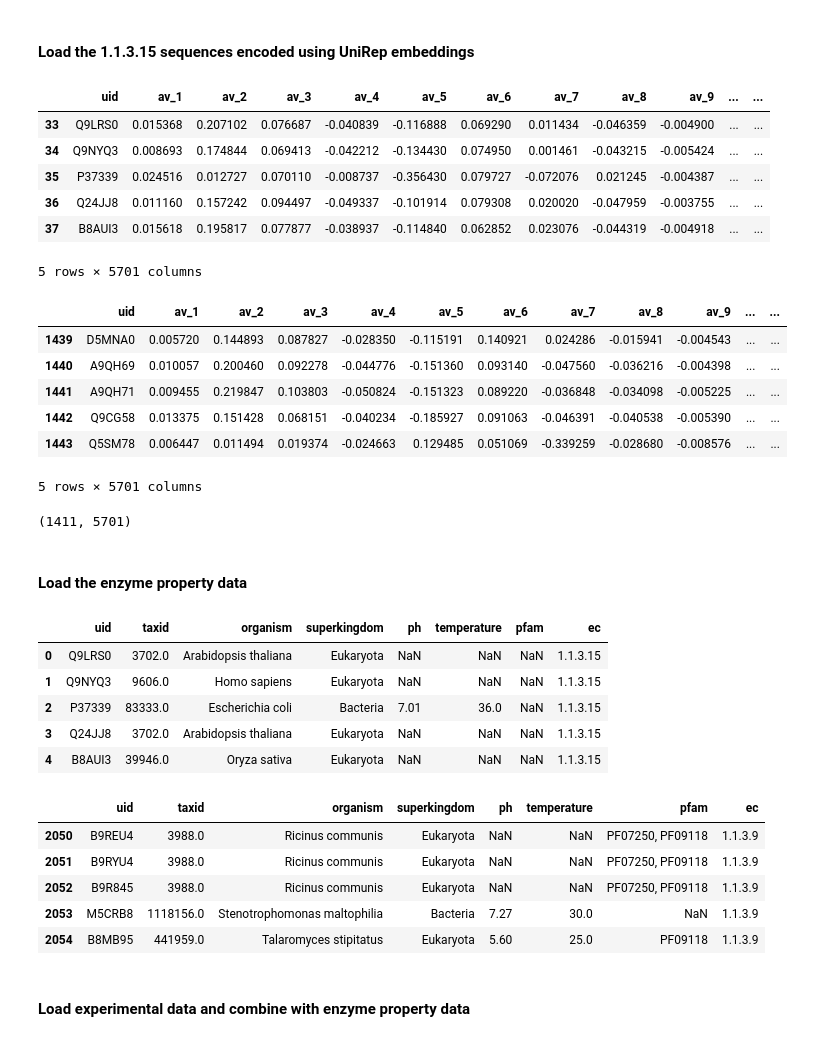
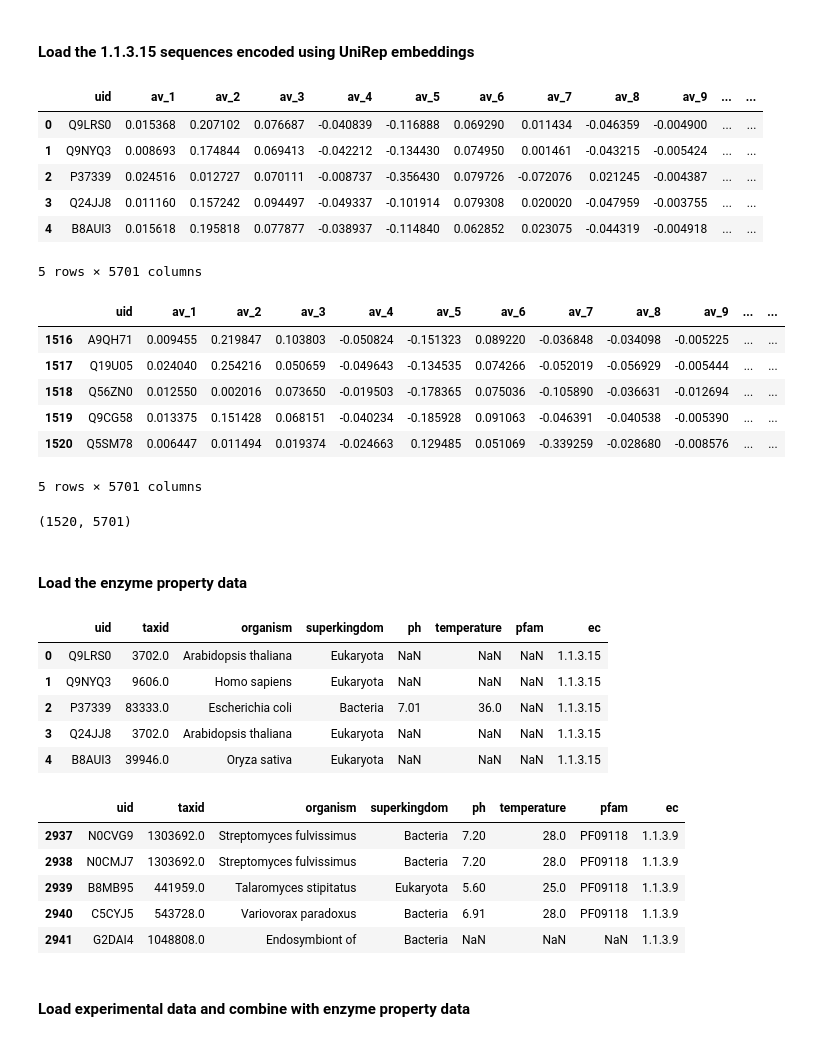
Before and after one commit to EngqvistLab/analyze_1.1.3.15, a Jupyter notebook: code/2_analyze_data/1_analyze_1.1.3.15.ipynb, the cells around one changed output. Cells and saved outputs as stored; diff of their text form; code cells hidden in the pictures.

```diff
--- a/code/2_analyze_data/1_analyze_1.1.3.15.ipynb
+++ b/code/2_analyze_data/1_analyze_1.1.3.15.ipynb
@@ -70,7 +70,7 @@ font_size = 6.5
 # %% [markdown]
 #### Load the 1.1.3.15 sequences encoded using UniRep embeddings
 # %%
-def load_unirep(uni_filepath, prop_filepath, ec='1.1.3.15', sep=','):
+def load_unirep(uni_filepath, prop_filepath, ec='1.1.3.15', sep='\t'):
     '''
     Load unirep embeddings into a data frame
     '''
@@ -98,29 +98,32 @@ def load_unirep(uni_filepath, prop_filepath, ec='1.1.3.15', sep=','):
     return df_unirep
 
 
-df_unirep = load_unirep(uni_filepath=join(INTERMEDIATE, 'brenda_2017_1', '1_1_3__BRENDA_sequences_filtered_2017_1_unirep.csv'),
+df_unirep = load_unirep(uni_filepath=join(INTERMEDIATE, 'brenda_2017_1', '1_1_3_15_BRENDA_sequences_2017_1_unirep.csv'),
                        prop_filepath=join(FINAL, 'brenda_2017_1', 'ec_uid_org_from_fasta_2017_1.tsv'),
                        ec='1.1.3.15')
+
+# exclude A0A0D2NBS0 which is clearly weird (long R-stretches, long S-stretches etc.)
+df_unirep = df_unirep[df_unirep.uid != 'A0A0D2NBS0']
 
 display(df_unirep.head())
 display(df_unirep.tail())
 display(df_unirep.shape)
 # %% [output]
 |  | uid | av_1 | av_2 | av_3 | av_4 | av_5 | av_6 | av_7 | av_8 | av_9 | ... | ... |
-| 33 | Q9LRS0 | 0.015368 | 0.207102 | 0.076687 | -0.040839 | -0.116888 | 0.069290 | 0.011434 | -0.046359 | -0.004900 | ... | ... |
-| 34 | Q9NYQ3 | 0.008693 | 0.174844 | 0.069413 | -0.042212 | -0.134430 | 0.074950 | 0.001461 | -0.043215 | -0.005424 | ... | ... |
-| 35 | P37339 | 0.024516 | 0.012727 | 0.070110 | -0.008737 | -0.356430 | 0.079727 | -0.072076 | 0.021245 | -0.004387 | ... | ... |
-| 36 | Q24JJ8 | 0.011160 | 0.157242 | 0.094497 | -0.049337 | -0.101914 | 0.079308 | 0.020020 | -0.047959 | -0.003755 | ... | ... |
-| 37 | B8AUI3 | 0.015618 | 0.195817 | 0.077877 | -0.038937 | -0.114840 | 0.062852 | 0.023076 | -0.044319 | -0.004918 | ... | ... |
+| 0 | Q9LRS0 | 0.015368 | 0.207102 | 0.076687 | -0.040839 | -0.116888 | 0.069290 | 0.011434 | -0.046359 | -0.004900 | ... | ... |
+| 1 | Q9NYQ3 | 0.008693 | 0.174844 | 0.069413 | -0.042212 | -0.134430 | 0.074950 | 0.001461 | -0.043215 | -0.005424 | ... | ... |
+| 2 | P37339 | 0.024516 | 0.012727 | 0.070111 | -0.008737 | -0.356430 | 0.079726 | -0.072076 | 0.021245 | -0.004387 | ... | ... |
+| 3 | Q24JJ8 | 0.011160 | 0.157242 | 0.094497 | -0.049337 | -0.101914 | 0.079308 | 0.020020 | -0.047959 | -0.003755 | ... | ... |
+| 4 | B8AUI3 | 0.015618 | 0.195818 | 0.077877 | -0.038937 | -0.114840 | 0.062852 | 0.023075 | -0.044319 | -0.004918 | ... | ... |
 5 rows × 5701 columns
 |  | uid | av_1 | av_2 | av_3 | av_4 | av_5 | av_6 | av_7 | av_8 | av_9 | ... | ... |
-| 1439 | D5MNA0 | 0.005720 | 0.144893 | 0.087827 | -0.028350 | -0.115191 | 0.140921 | 0.024286 | -0.015941 | -0.004543 | ... | ... |
-| 1440 | A9QH69 | 0.010057 | 0.200460 | 0.092278 | -0.044776 | -0.151360 | 0.093140 | -0.047560 | -0.036216 | -0.004398 | ... | ... |
-| 1441 | A9QH71 | 0.009455 | 0.219847 | 0.103803 | -0.050824 | -0.151323 | 0.089220 | -0.036848 | -0.034098 | -0.005225 | ... | ... |
-| 1442 | Q9CG58 | 0.013375 | 0.151428 | 0.068151 | -0.040234 | -0.185927 | 0.091063 | -0.046391 | -0.040538 | -0.005390 | ... | ... |
-| 1443 | Q5SM78 | 0.006447 | 0.011494 | 0.019374 | -0.024663 | 0.129485 | 0.051069 | -0.339259 | -0.028680 | -0.008576 | ... | ... |
+| 1516 | A9QH71 | 0.009455 | 0.219847 | 0.103803 | -0.050824 | -0.151323 | 0.089220 | -0.036848 | -0.034098 | -0.005225 | ... | ... |
+| 1517 | Q19U05 | 0.024040 | 0.254216 | 0.050659 | -0.049643 | -0.134535 | 0.074266 | -0.052019 | -0.056929 | -0.005444 | ... | ... |
+| 1518 | Q56ZN0 | 0.012550 | 0.002016 | 0.073650 | -0.019503 | -0.178365 | 0.075036 | -0.105890 | -0.036631 | -0.012694 | ... | ... |
+| 1519 | Q9CG58 | 0.013375 | 0.151428 | 0.068151 | -0.040234 | -0.185928 | 0.091063 | -0.046391 | -0.040538 | -0.005390 | ... | ... |
+| 1520 | Q5SM78 | 0.006447 | 0.011494 | 0.019374 | -0.024663 | 0.129485 | 0.051069 | -0.339259 | -0.028680 | -0.008576 | ... | ... |
 5 rows × 5701 columns
-(1411, 5701)
+(1520, 5701)
 # %% [markdown]
 #### Load the enzyme property data
 # %%
@@ -132,38 +135,41 @@ uid_property.drop(['lineage_identifiers', 'lineage_ranks', 'lineage_names'],
                   inplace=True,
                  axis=1)
 
 # load uid to ec mapping and merge with property data
 filepath = join(FINAL, 'brenda_2017_1', 'ec_uid_org_from_fasta_2017_1.tsv')
 uid_ec = pd.read_csv(filepath, sep='\t').drop_duplicates()
 
 # merge with the ec mapping
 uid_data = uid_property.merge(uid_ec, on=['uid'])
 
 # sort in the same order as the unirep data
 uid_data['sort_cat'] = pd.Categorical(uid_data['uid'],
                                           categories=df_unirep.uid,
                                           ordered=True)
 uid_data.sort_values('sort_cat', inplace=True)
 uid_data.reset_index(inplace=True)
 
+# exclude A0A0D2NBS0 which is clearly weird (long R-stretches, long S-stretches etc.)
+uid_data = uid_data[uid_data.uid != 'A0A0D2NBS0']
+
 # drop columns that aren't needed
 uid_data = uid_data.drop(['sort_cat', 'index'], axis=1)
 
 display(uid_data.head())
 display(uid_data.tail())
 # %% [output]
 |  | uid | taxid | organism | superkingdom | ph | temperature | pfam | ec |
 | 0 | Q9LRS0 | 3702.0 | Arabidopsis thaliana | Eukaryota | NaN | NaN | NaN | 1.1.3.15 |
 | 1 | Q9NYQ3 | 9606.0 | Homo sapiens | Eukaryota | NaN | NaN | NaN | 1.1.3.15 |
 | 2 | P37339 | 83333.0 | Escherichia coli | Bacteria | 7.01 | 36.0 | NaN | 1.1.3.15 |
 | 3 | Q24JJ8 | 3702.0 | Arabidopsis thaliana | Eukaryota | NaN | NaN | NaN | 1.1.3.15 |
 | 4 | B8AUI3 | 39946.0 | Oryza sativa | Eukaryota | NaN | NaN | NaN | 1.1.3.15 |
 |  | uid | taxid | organism | superkingdom | ph | temperature | pfam | ec |
-| 2050 | B9REU4 | 3988.0 | Ricinus communis | Eukaryota | NaN | NaN | PF07250, PF09118 | 1.1.3.9 |
-| 2051 | B9RYU4 | 3988.0 | Ricinus communis | Eukaryota | NaN | NaN | PF07250, PF09118 | 1.1.3.9 |
-| 2052 | B9R845 | 3988.0 | Ricinus communis | Eukaryota | NaN | NaN | PF07250, PF09118 | 1.1.3.9 |
-| 2053 | M5CRB8 | 1118156.0 | Stenotrophomonas maltophilia | Bacteria | 7.27 | 30.0 | NaN | 1.1.3.9 |
-| 2054 | B8MB95 | 441959.0 | Talaromyces stipitatus | Eukaryota | 5.60 | 25.0 | PF09118 | 1.1.3.9 |
+| 2937 | N0CVG9 | 1303692.0 | Streptomyces fulvissimus | Bacteria | 7.20 | 28.0 | PF09118 | 1.1.3.9 |
+| 2938 | N0CMJ7 | 1303692.0 | Streptomyces fulvissimus | Bacteria | 7.20 | 28.0 | PF09118 | 1.1.3.9 |
+| 2939 | B8MB95 | 441959.0 | Talaromyces stipitatus | Eukaryota | 5.60 | 25.0 | PF09118 | 1.1.3.9 |
+| 2940 | C5CYJ5 | 543728.0 | Variovorax paradoxus | Bacteria | 6.91 | 28.0 | PF09118 | 1.1.3.9 |
+| 2941 | G2DAI4 | 1048808.0 | Endosymbiont of | Bacteria | NaN | NaN | NaN | 1.1.3.9 |
 # %% [markdown]
 #### Load experimental data and combine with enzyme property data
 # %%
```
Also changed, not shown: parts of 34 cells of this notebook.
